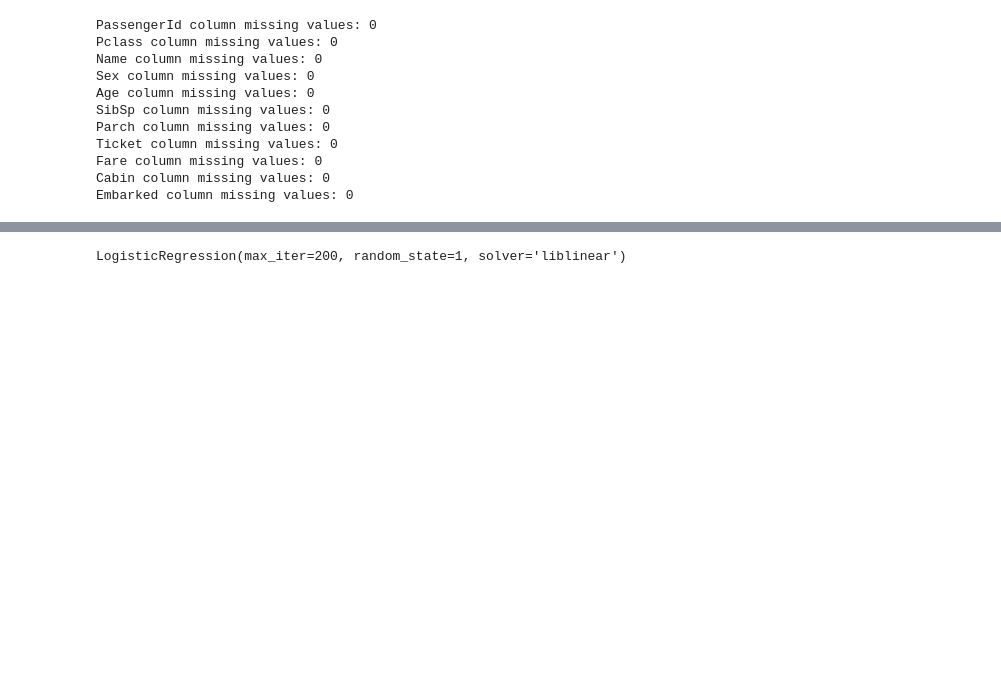
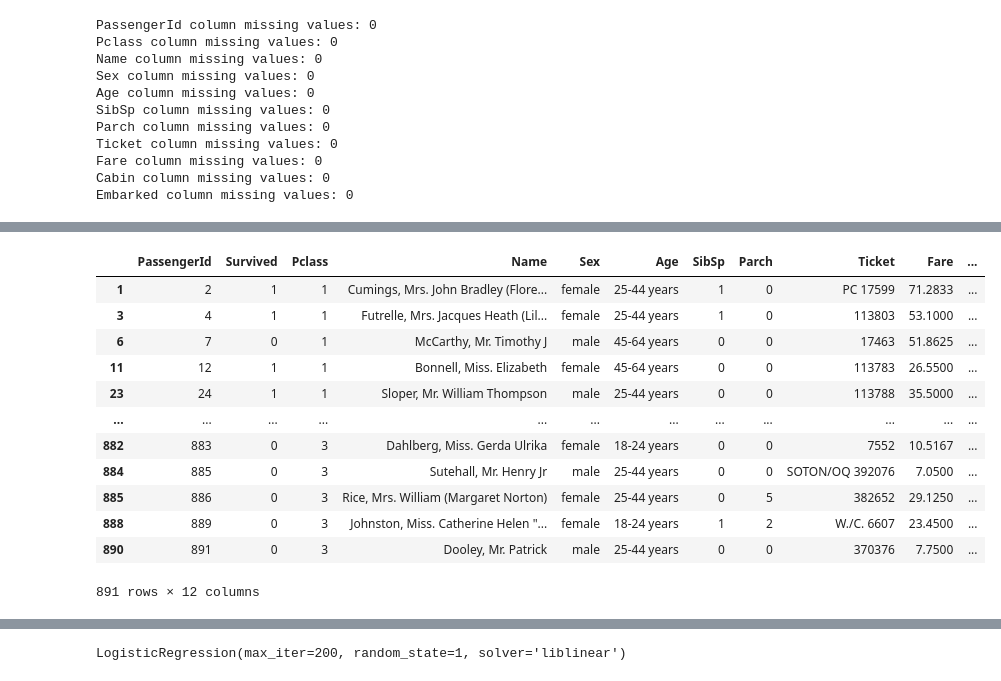
Before and after one commit to mleggett25/Titanic_Challenge, a Jupyter notebook: titanic-challenge.ipynb, the cells around one changed output, grey strips where cells are left out. Saved outputs shown, nothing was run; the diff lists cells and outputs as text; code cells hidden in the pictures; blank space fills up the shorter version.

```diff
--- a/titanic-challenge.ipynb
+++ b/titanic-challenge.ipynb
@@ -316,0 +323,20 @@ Logistic Regression Model
+# %%
+# Bin the new training dataframe ages
+age_bins = [0, 17, 24, 44, 64, np.inf]
+age_names = ['0-17 years', '18-24 years', '25-44 years', '45-64 years', '65+ years']
+new_train_df['Age'] = pd.cut(new_train_df['Age'], age_bins, labels=age_names)
+new_train_df
+# %% [output]
+|  | PassengerId | Survived | Pclass | Name | Sex | Age | SibSp | Parch | Ticket | Fare | ... |
+| 1 | 2 | 1 | 1 | Cumings, Mrs. John Bradley (Flore... | female | 25-44 years | 1 | 0 | PC 17599 | 71.2833 | ... |
+| 3 | 4 | 1 | 1 | Futrelle, Mrs. Jacques Heath (Lil... | female | 25-44 years | 1 | 0 | 113803 | 53.1000 | ... |
+| 6 | 7 | 0 | 1 | McCarthy, Mr. Timothy J | male | 45-64 years | 0 | 0 | 17463 | 51.8625 | ... |
+| 11 | 12 | 1 | 1 | Bonnell, Miss. Elizabeth | female | 45-64 years | 0 | 0 | 113783 | 26.5500 | ... |
+| 23 | 24 | 1 | 1 | Sloper, Mr. William Thompson | male | 25-44 years | 0 | 0 | 113788 | 35.5000 | ... |
+| ... | ... | ... | ... | ... | ... | ... | ... | ... | ... | ... | ... |
+| 882 | 883 | 0 | 3 | Dahlberg, Miss. Gerda Ulrika | female | 18-24 years | 0 | 0 | 7552 | 10.5167 | ... |
+| 884 | 885 | 0 | 3 | Sutehall, Mr. Henry Jr | male | 25-44 years | 0 | 0 | SOTON/OQ 392076 | 7.0500 | ... |
+| 885 | 886 | 0 | 3 | Rice, Mrs. William (Margaret Norton) | female | 25-44 years | 0 | 5 | 382652 | 29.1250 | ... |
+| 888 | 889 | 0 | 3 | Johnston, Miss. Catherine Helen "... | female | 18-24 years | 1 | 2 | W./C. 6607 | 23.4500 | ... |
+| 890 | 891 | 0 | 3 | Dooley, Mr. Patrick | male | 25-44 years | 0 | 0 | 370376 | 7.7500 | ... |
+891 rows × 12 columns
```
Also changed, not shown: parts of 8 cells of this notebook.
